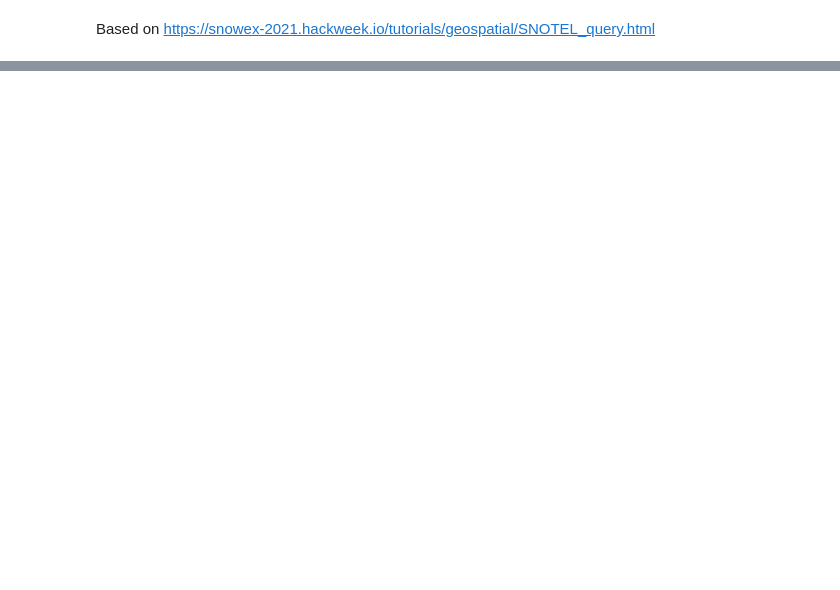
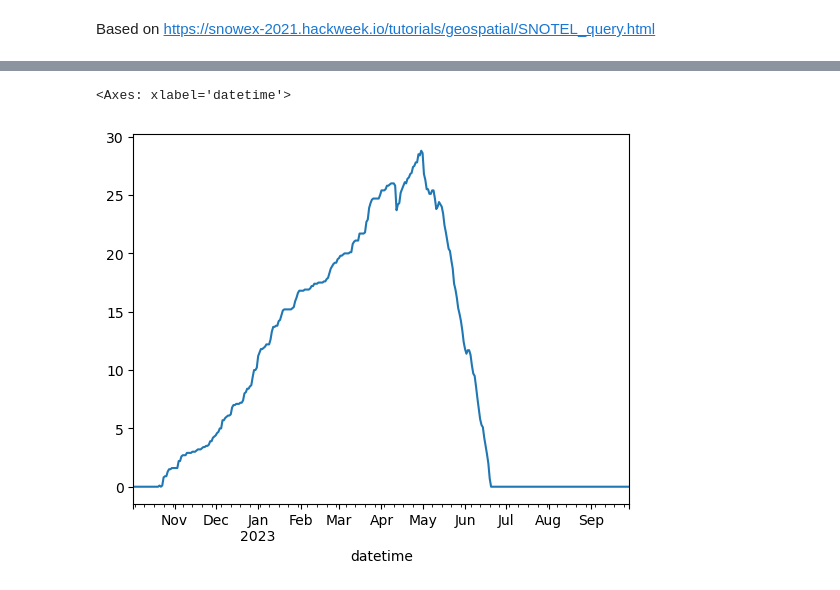
Before and after one commit to dlnash/UCRB_WY2023_ARs, a Jupyter notebook: preprocess/preprocess_SNOTEL.ipynb, the cells around one changed output, grey strips where cells are left out. Drawn from its saved outputs; the diff is of its cells as text; code cells hidden in the pictures; blank space fills up the shorter version.

```diff
--- a/preprocess/preprocess_SNOTEL.ipynb
+++ b/preprocess/preprocess_SNOTEL.ipynb
@@ -284 +102,6 @@ tmp
+# %%
+tmp['value'].plot()
+# %% [output]
+<Axes: xlabel='datetime'>
+[figure, added]
 # %%
```
Also changed, not shown: parts of 38 cells of this notebook, 1 other file.
